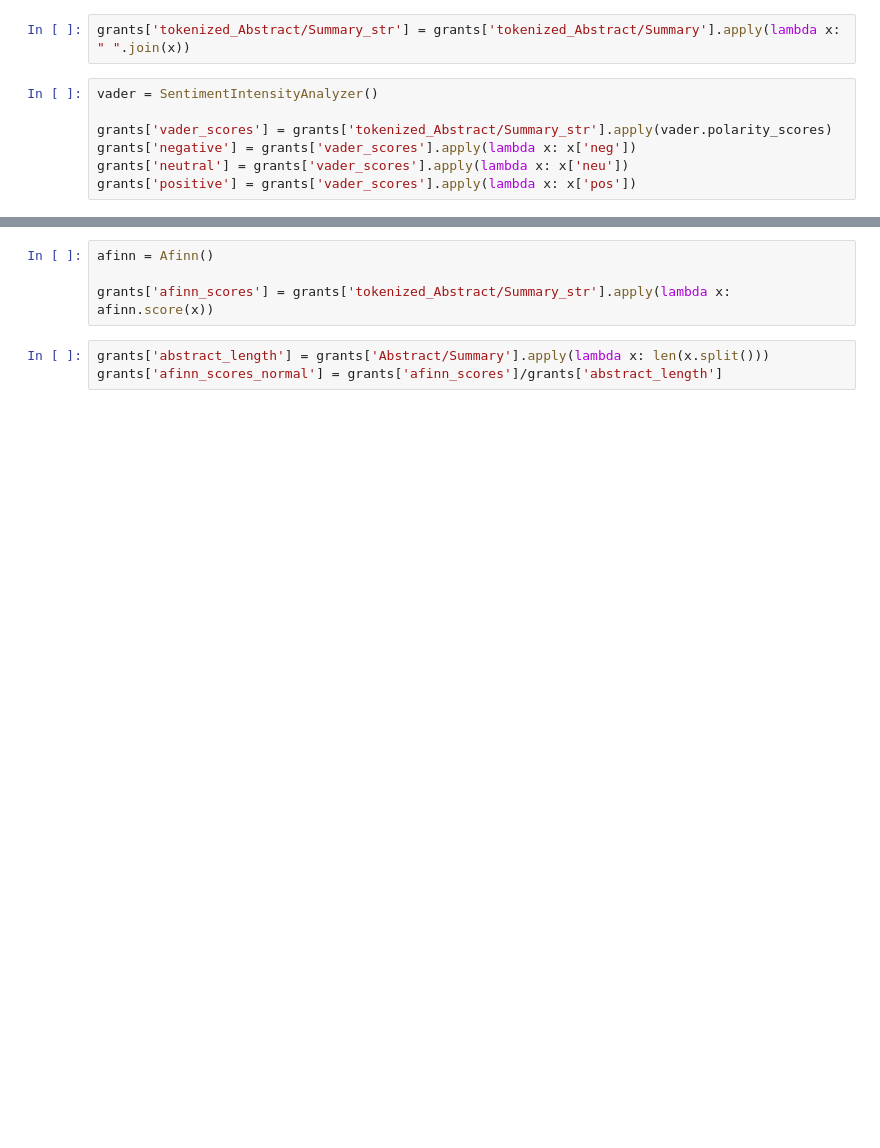
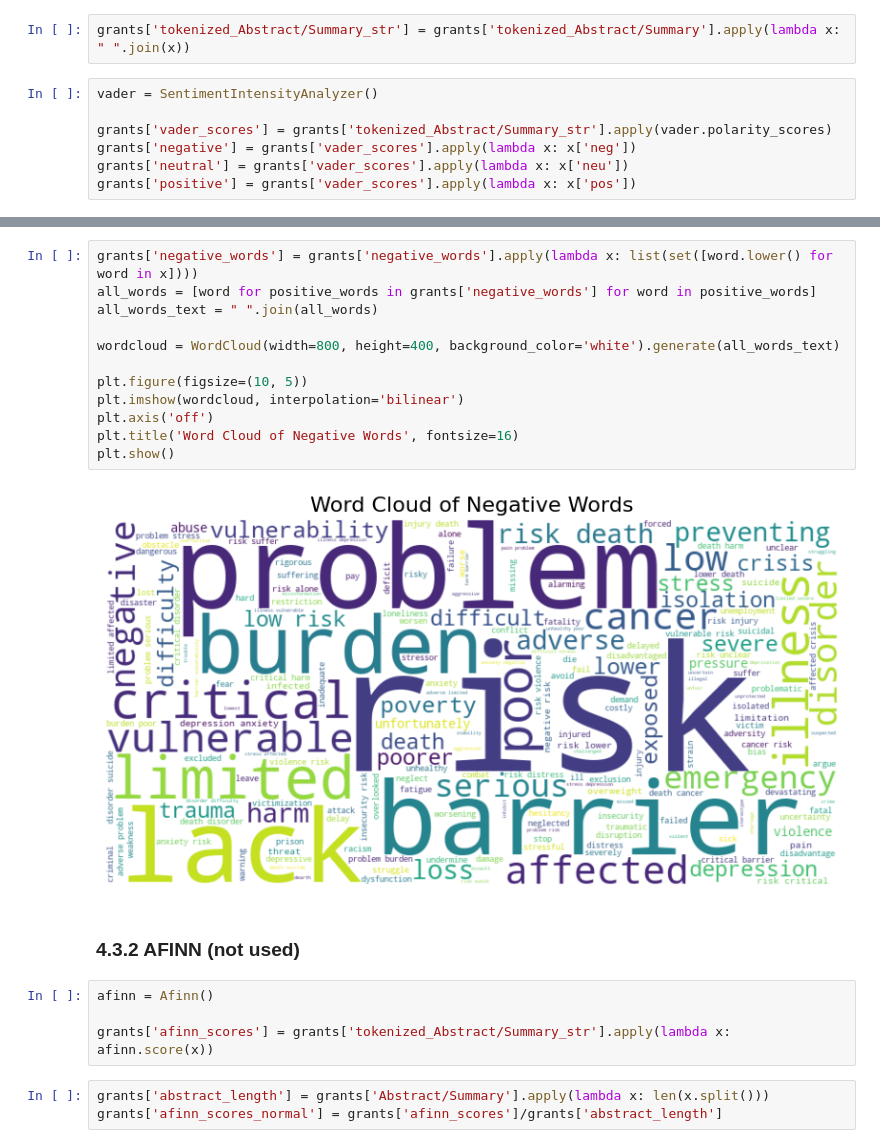
Before and after one commit to joycetheok/Grant-Abstract-Funding-Prediction, a Jupyter notebook: code.ipynb, the cells around one changed output, grey strips where cells are left out. Saved outputs shown, nothing was run; the diff lists cells and outputs as text; blank space fills up the shorter version.

```diff
--- a/code.ipynb
+++ b/code.ipynb
@@ -873,3 +926,19 @@ grants['positive'] = grants['vader_scores'].apply(lambda x: x['pos'])
+# %%
+grants['negative_words'] = grants['negative_words'].apply(lambda x: list(set([word.lower() for word in x])))
+all_words = [word for positive_words in grants['negative_words'] for word in positive_words]
+all_words_text = " ".join(all_words)
+
+wordcloud = WordCloud(width=800, height=400, background_color='white').generate(all_words_text)
+
+plt.figure(figsize=(10, 5))
+plt.imshow(wordcloud, interpolation='bilinear')
+plt.axis('off')
+plt.title('Word Cloud of Negative Words', fontsize=16)
+plt.show()
+# %% [output]
+[figure, added]
+# %% [markdown]
+### 4.3.2 AFINN (not used)
 # %%
 afinn = Afinn()
 
```
Also changed, not shown: parts of 4 cells of this notebook.
